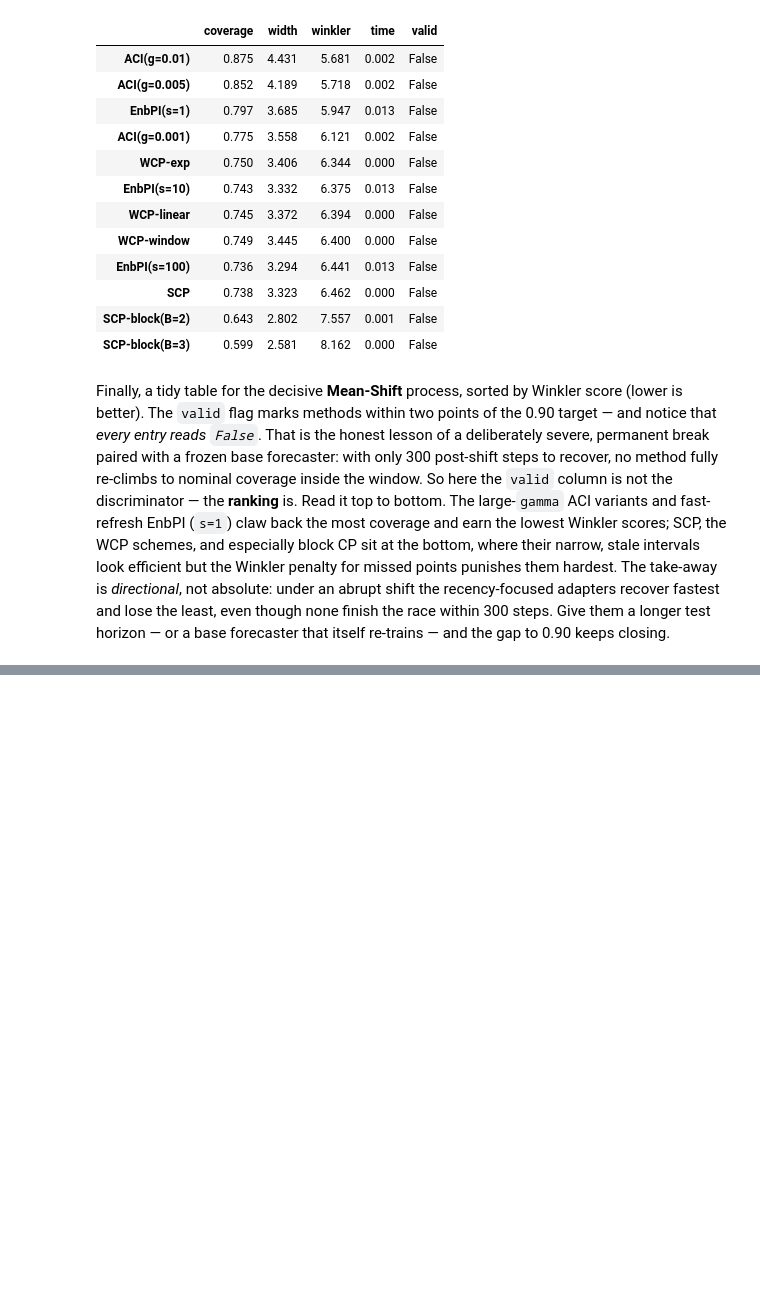
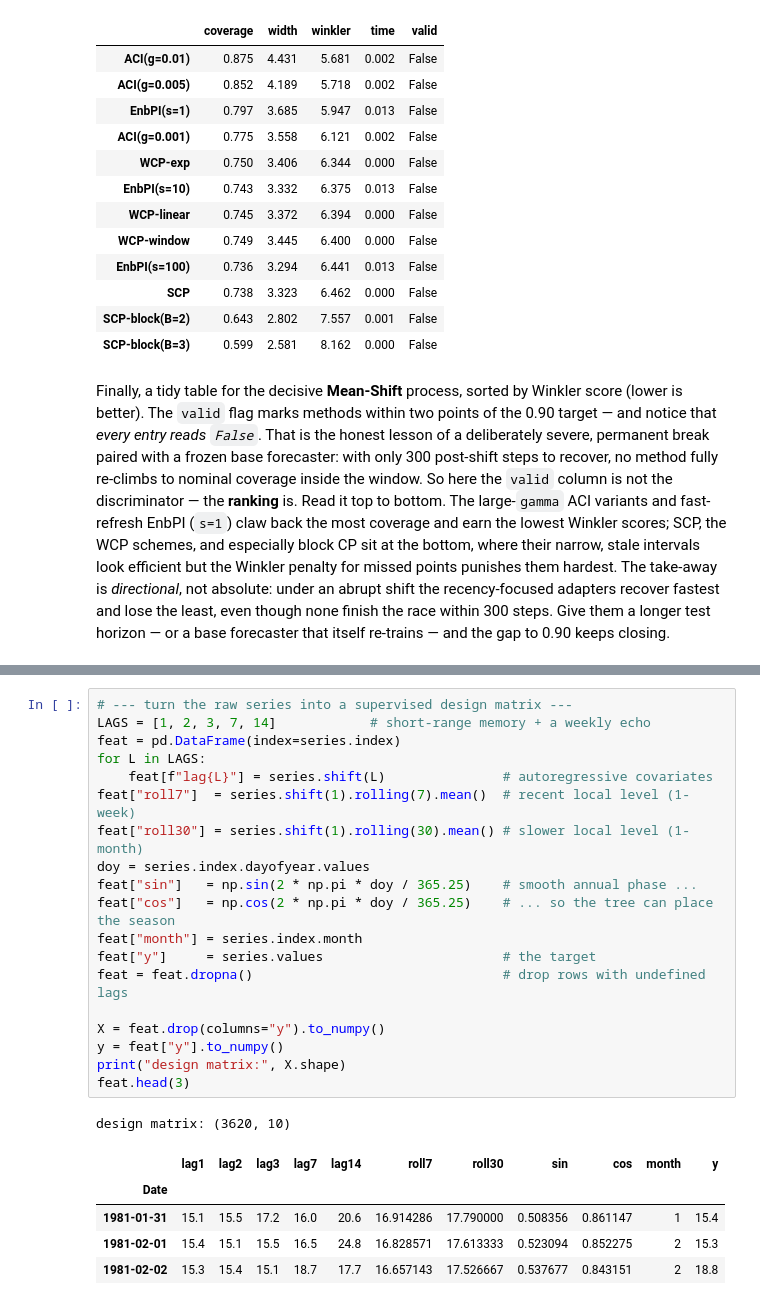
Before and after one commit to tng-konrad/time-series-with-Konrad, a Jupyter notebook: conformal_time_series.ipynb, the cells around one changed output, grey strips where cells are left out. Drawn from its saved outputs; the diff is of its cells as text; blank space fills up the shorter version.

```diff
--- a/claude-notebook-conformal_time_series.ipynb
+++ b/conformal_time_series.ipynb
@@ -603,0 +640,26 @@ Finally, a tidy table for the decisive **Mean-Shift** process, sorted by Winkler
+# %%
+# --- turn the raw series into a supervised design matrix ---
+LAGS = [1, 2, 3, 7, 14]            # short-range memory + a weekly echo
+feat = pd.DataFrame(index=series.index)
+for L in LAGS:
+    feat[f"lag{L}"] = series.shift(L)               # autoregressive covariates
+feat["roll7"]  = series.shift(1).rolling(7).mean()  # recent local level (1-week)
+feat["roll30"] = series.shift(1).rolling(30).mean() # slower local level (1-month)
+doy = series.index.dayofyear.values
+feat["sin"]   = np.sin(2 * np.pi * doy / 365.25)    # smooth annual phase ...
+feat["cos"]   = np.cos(2 * np.pi * doy / 365.25)    # ... so the tree can place the season
+feat["month"] = series.index.month
+feat["y"]     = series.values                       # the target
+feat = feat.dropna()                                # drop rows with undefined lags
+
+X = feat.drop(columns="y").to_numpy()
+y = feat["y"].to_numpy()
+print("design matrix:", X.shape)
+feat.head(3)
+# %% [output]
+design matrix: (3620, 10)
+|  | lag1 | lag2 | lag3 | lag7 | lag14 | roll7 | roll30 | sin | cos | month | y |
+| Date |  |  |  |  |  |  |  |  |  |  |  |
+| 1981-01-31 | 15.1 | 15.5 | 17.2 | 16.0 | 20.6 | 16.914286 | 17.790000 | 0.508356 | 0.861147 | 1 | 15.4 |
+| 1981-02-01 | 15.4 | 15.1 | 15.5 | 16.5 | 24.8 | 16.828571 | 17.613333 | 0.523094 | 0.852275 | 2 | 15.3 |
+| 1981-02-02 | 15.3 | 15.4 | 15.1 | 18.7 | 17.7 | 16.657143 | 17.526667 | 0.537677 | 0.843151 | 2 | 18.8 |
```
Also changed, not shown: parts of 27 cells of this notebook, 2 other files.
